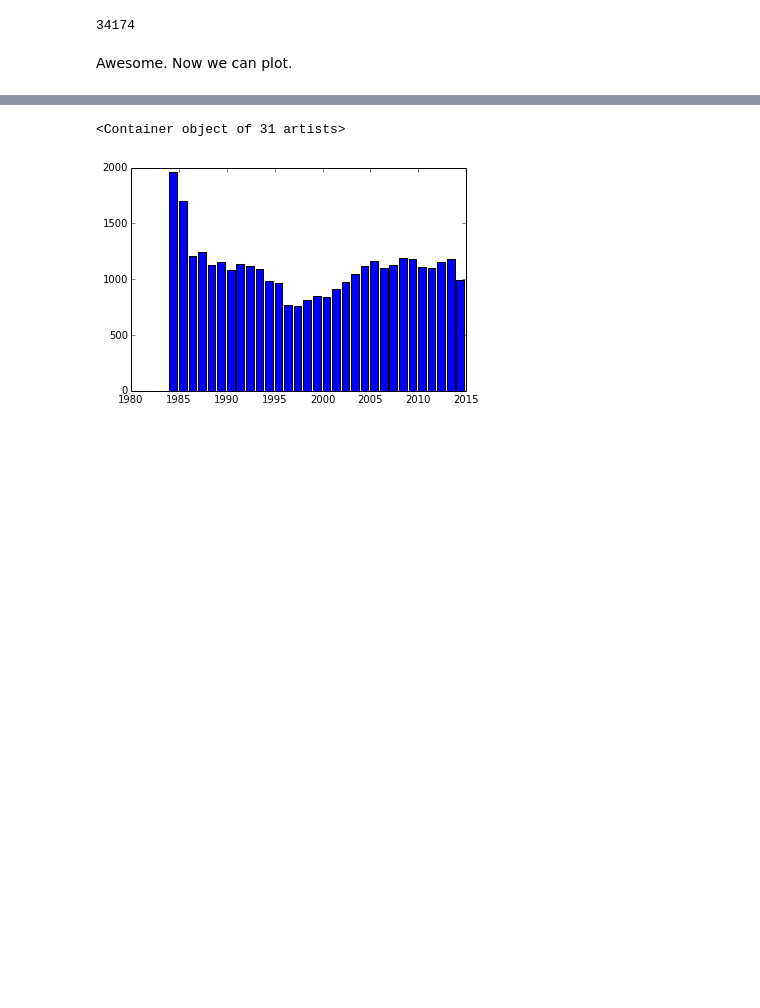
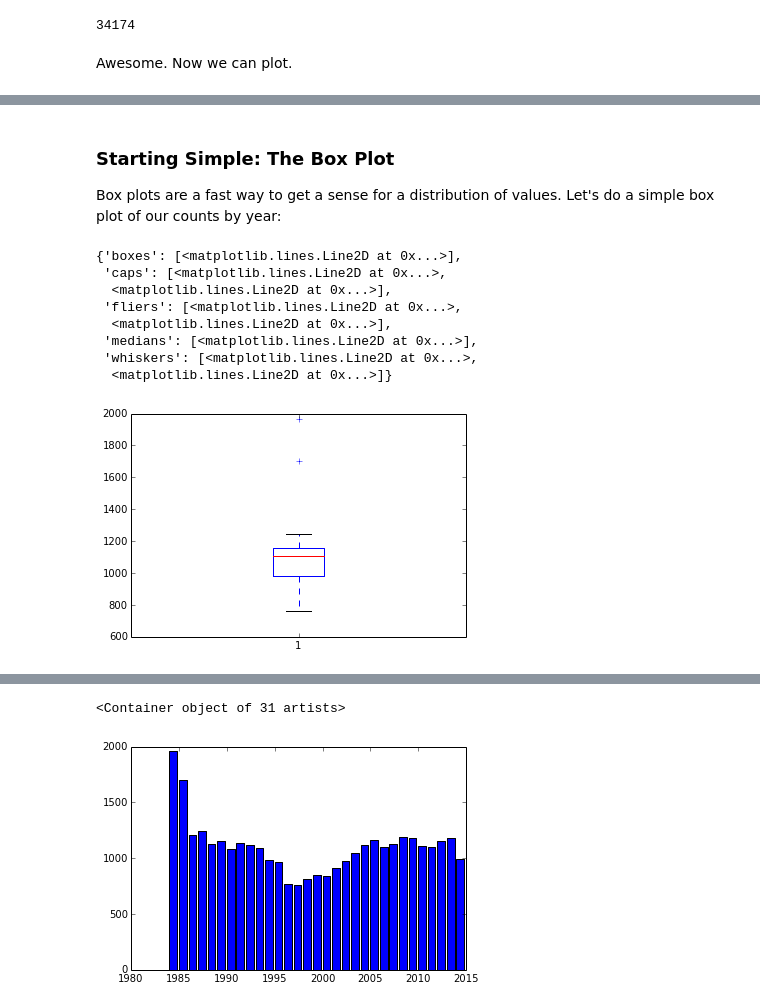
Before and after one commit to baltimore-mongodb-users-group/ipython-notebook-talk, a Jupyter notebook: part_1_basic_plotting.ipynb, the cells around one changed output, grey strips where cells are left out. Saved outputs shown, nothing was run; the diff lists cells and outputs as text; code cells hidden in the pictures; blank space fills up the shorter version.

Commit message:
Added a box plot to Part 1

```diff
--- a/part_1_basic_plotting.ipynb
+++ b/part_1_basic_plotting.ipynb
@@ -100,0 +109,16 @@ Awesome. Now we can plot.
+# %% [markdown]
+### Starting Simple: The Box Plot ###
+
+Box plots are a fast way to get a sense for a distribution of values. Let's do a simple box plot of our counts by year:
+# %%
+plt.boxplot(counts_by_year.values())
+# %% [output]
+{'boxes': [<matplotlib.lines.Line2D at 0x...>],
+ 'caps': [<matplotlib.lines.Line2D at 0x...>,
+  <matplotlib.lines.Line2D at 0x...>],
+ 'fliers': [<matplotlib.lines.Line2D at 0x...>,
+  <matplotlib.lines.Line2D at 0x...>],
+ 'medians': [<matplotlib.lines.Line2D at 0x...>],
+ 'whiskers': [<matplotlib.lines.Line2D at 0x...>,
+  <matplotlib.lines.Line2D at 0x...>]}
+[figure, added]
```
Also changed, not shown: parts of 4 cells of this notebook.
